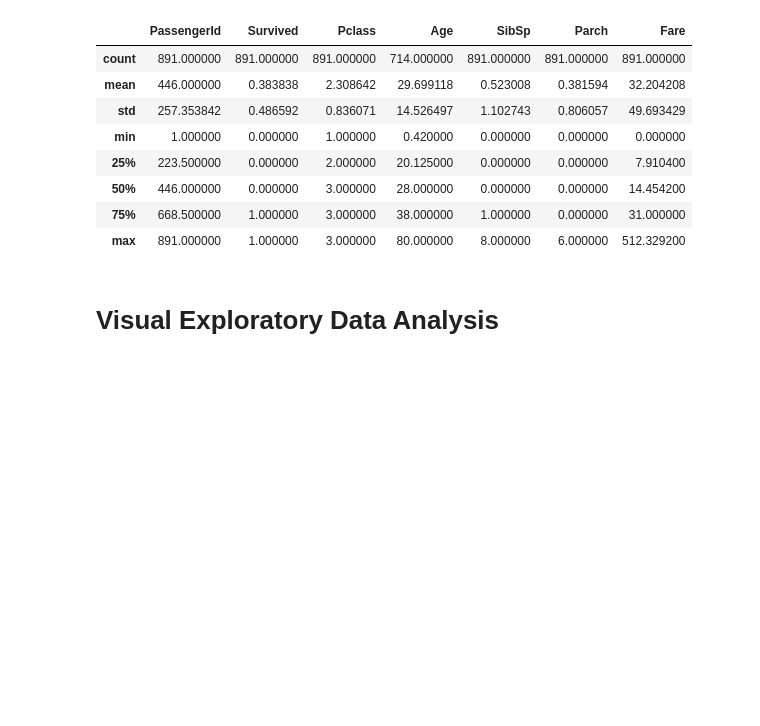
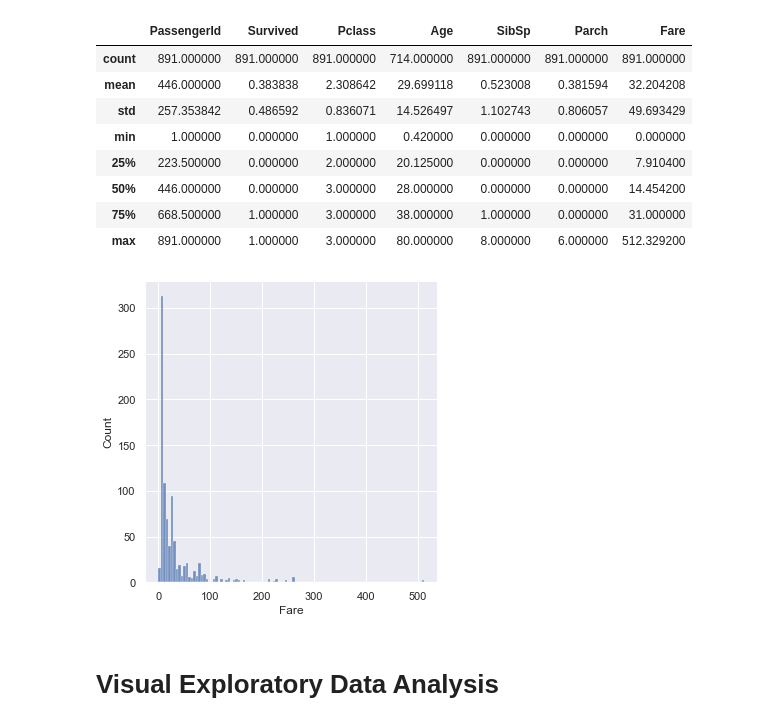
Before and after one commit to emekdahl/titanic, a Jupyter notebook: titanic.ipynb, the cells around one changed output. Saved outputs shown, nothing was run; the diff lists cells and outputs as text; code cells hidden in the pictures; blank space fills up the shorter version.

```diff
--- a/titanic.ipynb
+++ b/titanic.ipynb
@@ -97,6 +94,10 @@ df_train.describe()
 | 50% | 446.000000 | 0.000000 | 3.000000 | 28.000000 | 0.000000 | 0.000000 | 14.454200 |
 | 75% | 668.500000 | 1.000000 | 3.000000 | 38.000000 | 1.000000 | 0.000000 | 31.000000 |
 | max | 891.000000 | 1.000000 | 3.000000 | 80.000000 | 8.000000 | 6.000000 | 512.329200 |
+# %%
+sns.displot(x='Fare', data=df_train);
+# %% [output]
+[figure, added]
 # %% [markdown]
 # Visual Exploratory Data Analysis
 # %%
```
Also changed, not shown: parts of 1 cell of this notebook.
